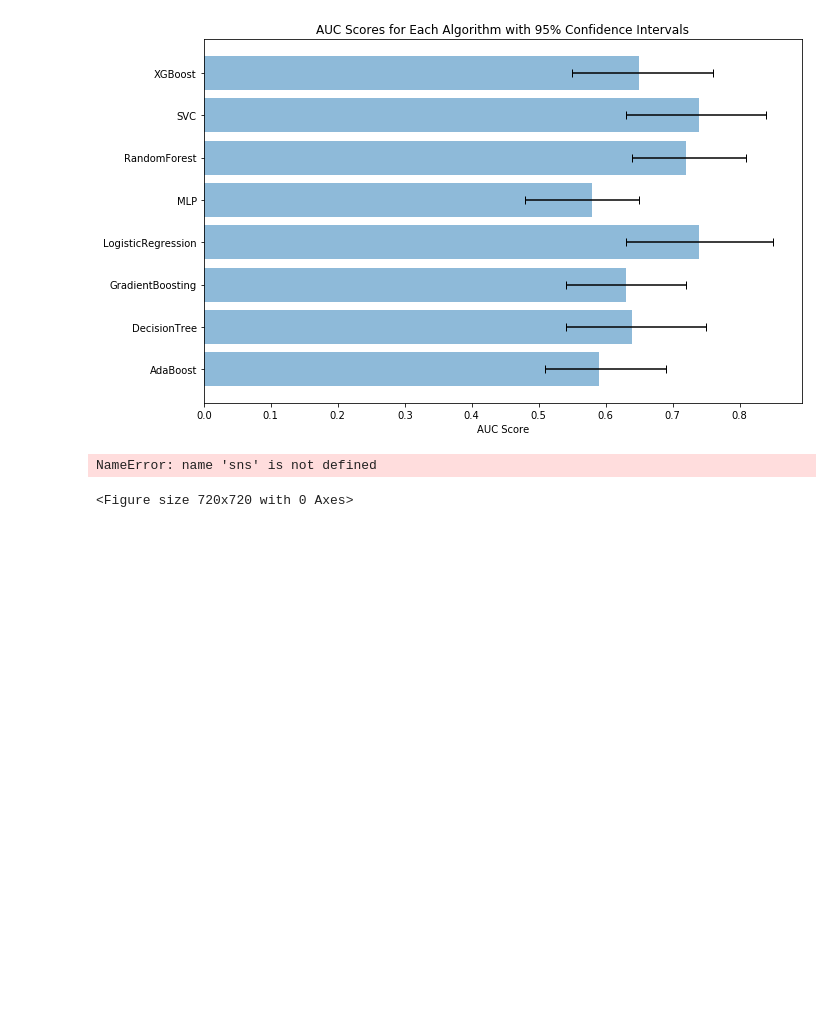
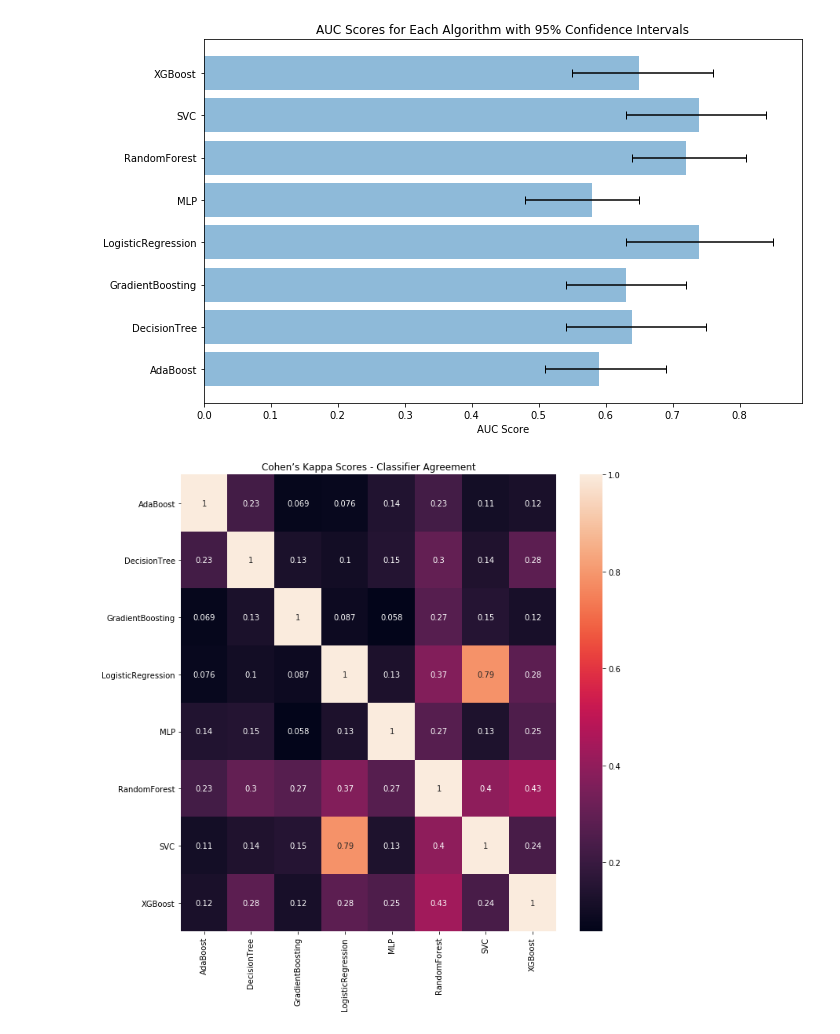
Before and after one commit to btcrabb/NSQIP_ML, a Jupyter notebook: notebooks/2.6-BTC-roc_auc_curves.ipynb, the cells around one changed output. Saved outputs shown, nothing was run; the diff lists cells and outputs as text; code cells hidden in the pictures; blank space fills up the shorter version.

```diff
--- a/notebooks/2.6-BTC-roc_auc_curves.ipynb
+++ b/notebooks/2.6-BTC-roc_auc_curves.ipynb
@@ -445,26 +445,27 @@ for i in range(len(table[0])):
 [figure]
 # %%
 from sklearn.metrics import cohen_kappa_score
+import seaborn as sns
 
 kappa = pd.DataFrame(columns=index)
 
 for i, model in enumerate(modelList):
     y1 = model.predict(X_test)
     intermList = []
     for mod2 in modelList:
         y2 = mod2.predict(X_test)
 
         score = cohen_kappa_score(y1, y2, Y_test)
         intermList.append(score)
 
     kappa.loc[i] = intermList
     kappa = kappa.rename(index={i: index[i]})
 
 plt.figure(figsize=(10,10))
 sns.heatmap(kappa, annot=True)
 plt.title('Cohen’s Kappa Scores - Classifier Agreement')
+plt.tight_layout()
 plt.savefig('../reports/figures/cohens_kappa_scores.png')
 plt.show()
 # %% [output]
-NameError: name 'sns' is not defined
-<Figure size 720x720 with 0 Axes>
+[figure, added]
```
Also changed, not shown: parts of 3 cells of this notebook, 1 other file.
